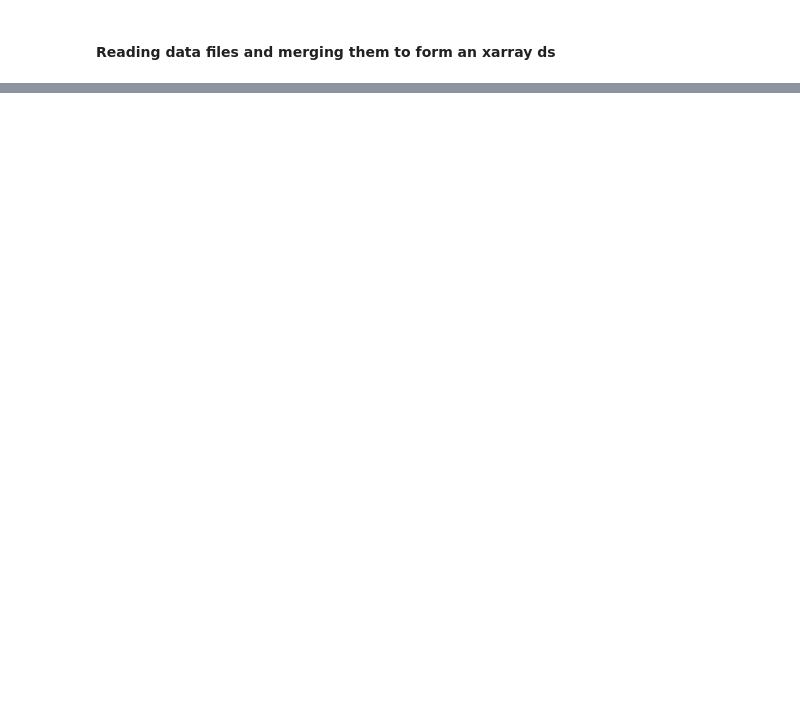
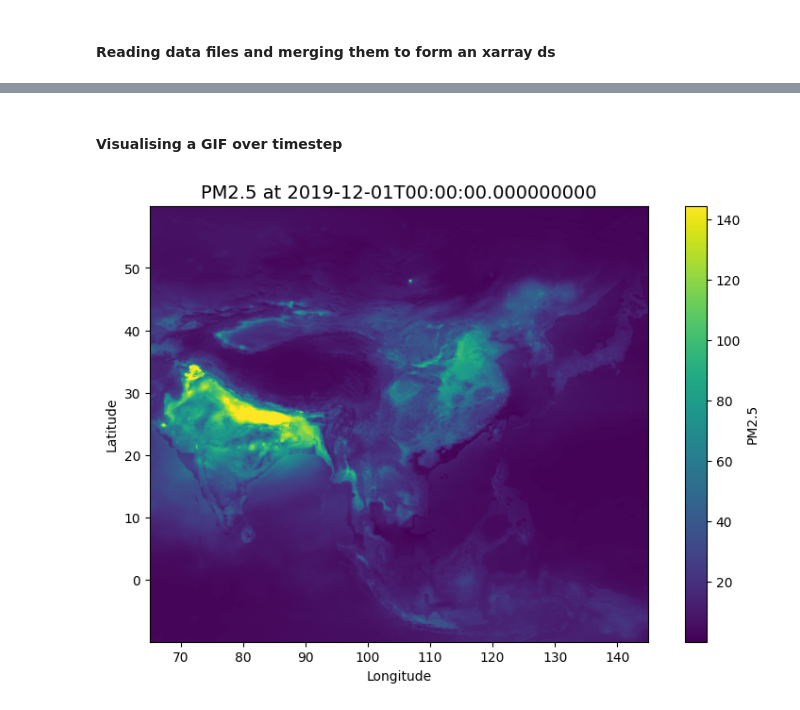
Before and after one commit to vinayakrana/AQ-SensorPlacement, a Jupyter notebook: InitialModelTrain.ipynb, the cells around one changed output, grey strips where cells are left out. Saved outputs shown, nothing was run; the diff lists cells and outputs as text; code cells hidden in the pictures; blank space fills up the shorter version.

```diff
--- a/InitialModelTrain.ipynb
+++ b/InitialModelTrain.ipynb
@@ -20,14 +24,15 @@ def extract_timestamp(file):
     return np.datetime64(f'{file[-9:-5]}-{file[-5:-3]}-01 00:00:00.000000000','ns')
 
 combined_ds = []
-dir_path = 'Monthly/Monthly'
-for file in os.listdir(dir_path):
-    monthly_ds = xr.open_dataset(os.path.join(dir_path,file))
-    timestamp = extract_timestamp(file)
-    combined_ds.append(monthly_ds.expand_dims({'Timestamp':[timestamp]}))
+dir_path = 'Monthly_01'
+for folder in os.listdir(dir_path):
+    for file in os.listdir(f'{dir_path}/{folder}'):
+        monthly_ds = xr.open_dataset(os.path.join(dir_path,folder,file))
+        timestamp = extract_timestamp(file)
+        combined_ds.append(monthly_ds.expand_dims({'Timestamp':[timestamp]}))
 wustl_monthly_ds = xr.concat(combined_ds,dim='Timestamp').sortby('Timestamp')
 
-# wustl = wustl_monthly_ds.sel(Timestamp = slice("2021-01-01","2023-12-31"))
+wustl_monthly_ds = wustl_monthly_ds.sel(Timestamp = slice("1998","2019"))   # Removing covid affected years
 # %%
 wustl = wustl_monthly_ds.copy()
 wustl
@@ -54 +64,40 @@ Attributes:
+# %% [markdown]
+#### Visualising a GIF over timestep
+# %%
+dataset = wustl.copy()
+data_to_visualise = dataset['PM25']
+
+timestamps = dataset['Timestamp'].values
+latitudes = dataset['lat'].values
+longitudes = dataset['lon'].values
+
+fig, ax = plt.subplots(figsize=(10, 6))
+
+# Initialize the plot
+plot = ax.imshow(
+    data_to_visualise.isel(Timestamp=0),
+    extent=[longitudes.min(), longitudes.max(), latitudes.min(), latitudes.max()],
+    cmap='viridis',
+    origin='lower',
+)
+ax.set_title(f"PM2.5 at {timestamps[0]}", fontsize=14)
+ax.set_xlabel("Longitude")
+ax.set_ylabel("Latitude")
+fig.colorbar(plot, ax=ax, label="PM2.5")
+
+# Update function for the animation
+def update(frame):
+    plot.set_data(data_to_visualise.isel(Timestamp=frame))
+    ax.set_title(f"PM2.5 at {timestamps[frame]}", fontsize=14)
+    return [plot]
+
+anim = FuncAnimation(
+    fig, update, frames=len(timestamps), interval=200, blit=True
+)
+
+# Save the animation
+output_file = "pm25_timeseries_animation.gif"
+anim.save(output_file, writer=PillowWriter(fps=10))
+# %% [output]
+[figure, added]
 # %%
```
Also changed, not shown: parts of 32 cells of this notebook.
